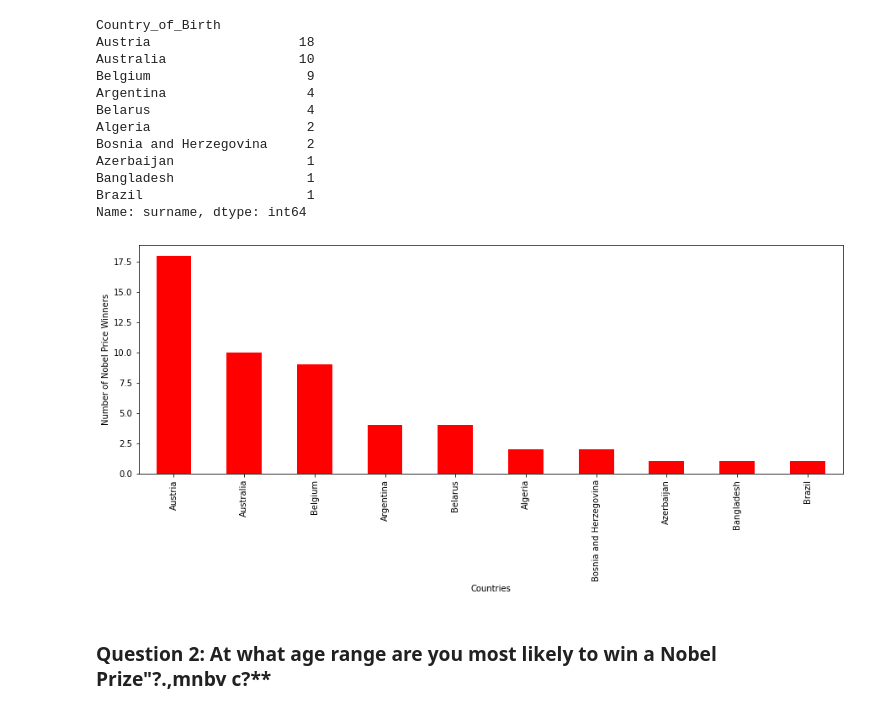
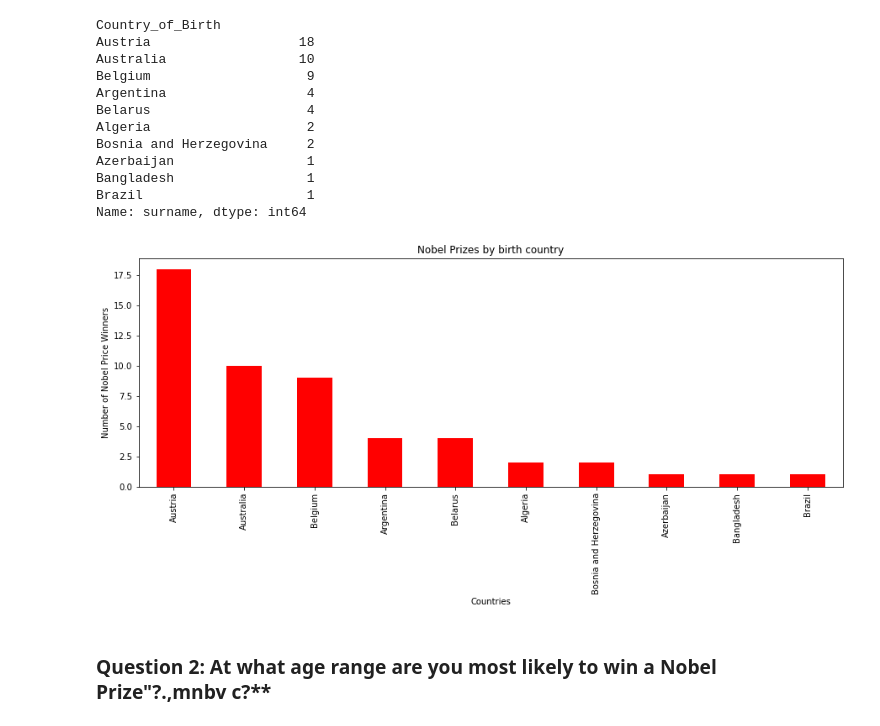
Before and after one commit to DamiOfLagos/Nobel-Prize-Winners, a Jupyter notebook: Nobel Prize winners - EDA.ipynb, the cells around one changed output. Drawn from its saved outputs; the diff is of its cells as text; code cells hidden in the pictures.

```diff
--- a/Nobel Prize winners - EDA.ipynb
+++ b/Nobel Prize winners - EDA.ipynb
@@ -165,13 +165,14 @@ Name: surname, dtype: int64
 # %%
 Winner_per_country.plot(
     kind="bar",
     figsize=(15, 5),
     ylabel="Number of Nobel Price Winners",
     xlabel="Countries",
     color="red",
+    title="Nobel Prizes by birth country"
 );
 # %% [output]
-[figure, old version]
+[figure, new version]
 # %% [markdown]
 ### Question 2: At what age range are you most likely to win a Nobel Prize"?.,mnbv c?**
 # %%
```
Also changed, not shown: parts of 3 cells of this notebook.
